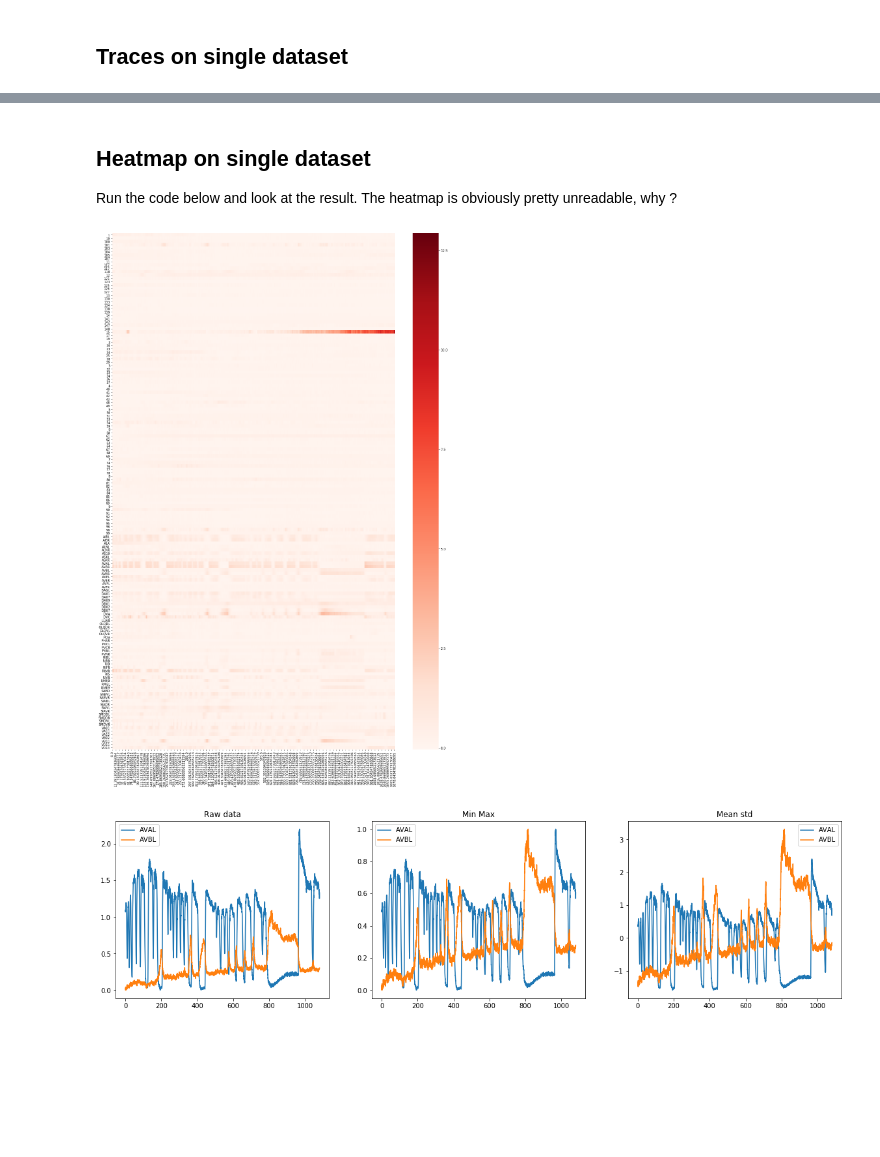
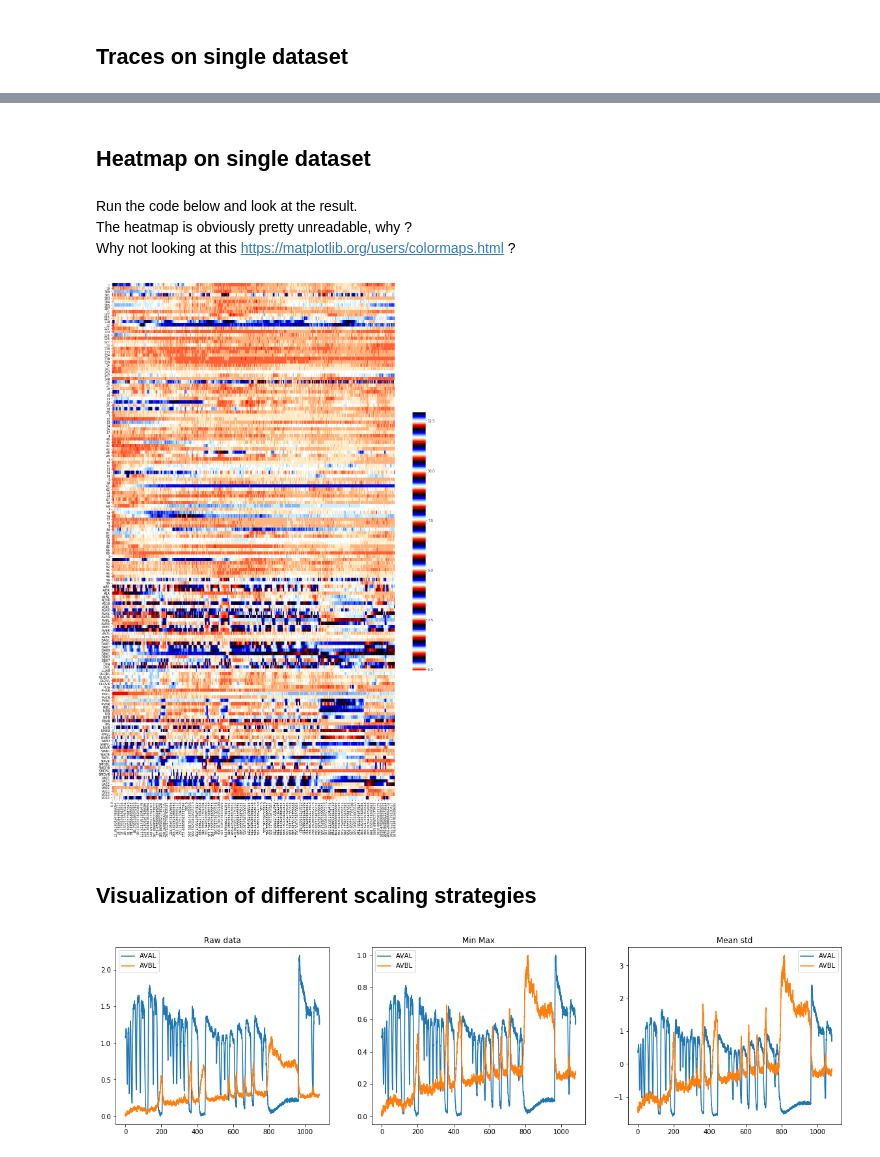
Before and after one commit to MarcJavin/WBI-analysis, a Jupyter notebook: Data Analysis.ipynb, the cells around one changed output, grey strips where cells are left out. Cells and saved outputs as stored; diff of their text form; code cells hidden in the pictures; blank space fills up the shorter version.

```diff
--- a/Data Analysis.ipynb
+++ b/Data Analysis.ipynb
@@ -54,24 +81,33 @@ plot_all_traces(t0)
+# %% [markdown]
+## Heatmap on single dataset
+# %%
+import seaborn as sns
+
+# Some colormaps
+COLOR_MAPS = ['seismic', 'jet', 'Reds', 'flag']
+
+#Define the function for plotting as a heatmap
+def heatmap(df, scaler=None, cmap='flag'):
+    '''
+    Plot traces of df as a heatmap,
+    using @scaler for scaling
+    and @cmap for colors
+    '''
+    plt.figure(figsize=(20,30))
+    if scaler is not None:
+        df = pd.DataFrame(scaler.fit_transform(df.values), columns=df.columns, index=df.index)
+    sns.heatmap(df.T, cmap=cmap, cbar_kws={"shrink": .5})
+    plt.show()
+    plt.close()
 # %% [markdown]
-## Heatmap on single dataset
-
 Run the code below and look at the result.
 The heatmap is obviously pretty unreadable, why ?
+Why not looking at this https://matplotlib.org/users/colormaps.html ?
-# %%
-import seaborn as sns
-
-cmaps = ['jet', 'Reds', 'flag']
-
-def heatmap(df, scaler=None, cmap='flag'):
-    plt.figure(figsize=(20,30))
-    if scaler is not None:
-        df = pd.DataFrame(scaler.fit_transform(df.values), columns=df.columns, index=df.index)
-    sns.heatmap(df.T, cmap=cmap)
-#     plt.plot(t2, linewidth=1)
-#     plt.yticks(np.arange(0,N*stretch,stretch),labels=df.columns[N:])
-    plt.show()
-    plt.close()
-
-heatmap(t0, cmap='flag')
-# %% [output]
-[figure, removed]
+# %%
+#Call the function for 1 dataset
+heatmap(t0)
+# %% [output]
+[figure, added]
+# %% [markdown]
+## Visualization of different scaling strategies
 # %%
```
Also changed, not shown: parts of 22 cells of this notebook, 5 other files.
